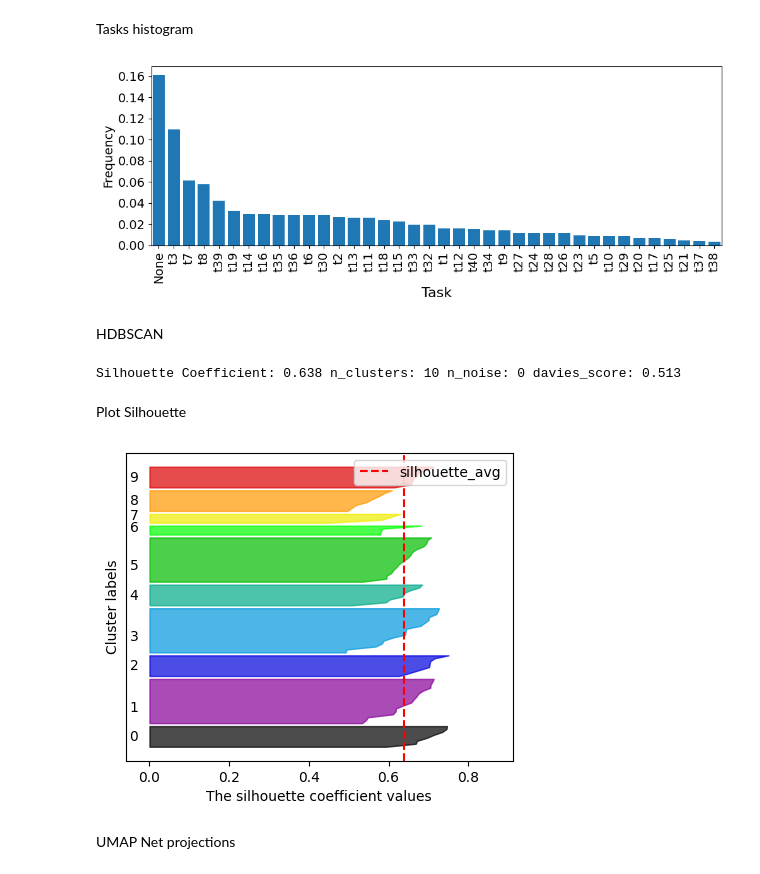
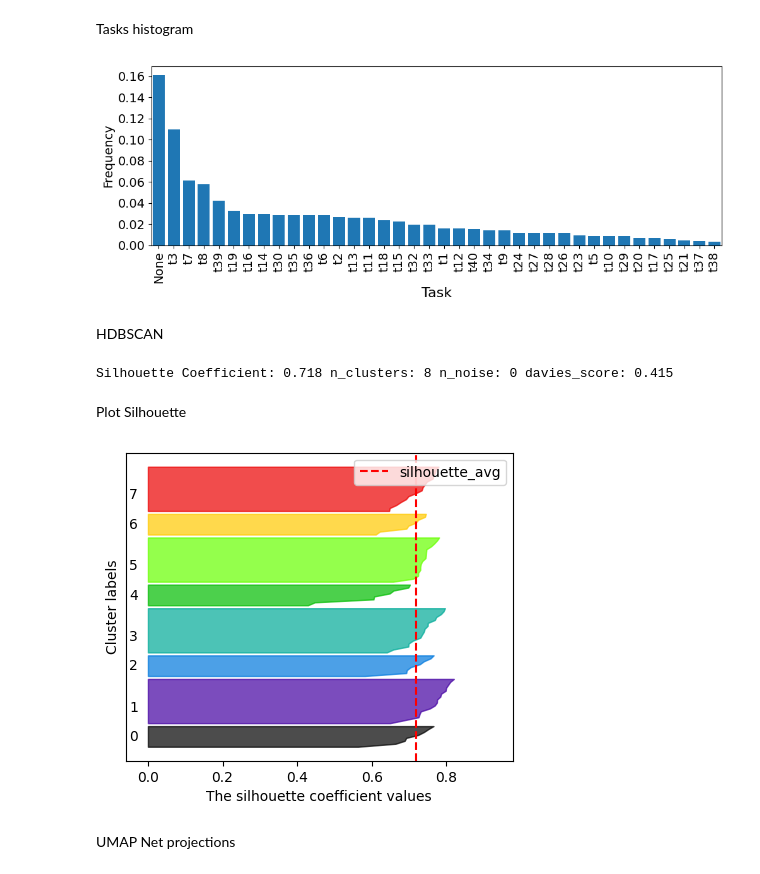
Before and after one commit to juancolonna/PetriNet2Vec, a Jupyter notebook: GT_embeddings_clusters.ipynb, the cells around one changed output. Cells and saved outputs as stored; diff of their text form; code cells hidden in the pictures.

```diff
--- a/GT_embeddings_clusters.ipynb
+++ b/GT_embeddings_clusters.ipynb
@@ -45,7 +47,26 @@ def reverse_dict(original_dict):
         reversed_dict[value] = key
     return reversed_dict
 
-def plot_shilhouette(embeddings_vectors, labels):
+def build_tree_rules(models, labels, n_clusters):
+    X = np.zeros((len(models),6))
+    y = np.zeros((len(models)))
+
+    k = 0
+    for cluster in range(n_clusters):
+        for i in np.where(labels==cluster)[0]:
+            # converting names files to features and clusters to labels
+            input_string = models[i].split('.')[0].split('_')[1]
+            for j, char in enumerate(input_string):
+                X[k, j] = char
+            y[k] = cluster
+            k += 1
+
+    clf = tree.DecisionTreeClassifier(random_state=0)
+    clf = clf.fit(X, y)
+    text_representation = tree.export_text(clf)
+    print(text_representation)
+
+def plot_shilhouette(embeddings_vectors, labels, file_name):
 
     # Compute the silhouette scores for each sample
     sample_silhouette_values = metrics.silhouette_samples(embeddings_vectors, labels)
@@ -85,6 +106,7 @@ def plot_shilhouette(embeddings_vectors, labels):
     ax1.axvline(x=silhouette_avg, color="red", linestyle="--", label='silhouette_avg')
     ax1.set_yticks([])  # Clear the yaxis labels / ticks
     plt.legend(loc='upper right')
+    plt.savefig('/home/juan/Research/Artigos escritos/Embedding Process Mining Models/figures/'+file_name+'.png')
     plt.show()
 
     return colors
@@ -111,7 +133,7 @@ model = PetriNet2Vec(embedding_dim=8, # '8' minimum acceptable number of embeddi
 
 # Optional line: Uncomment to initialize weights from a checkpoint, ensuring consistent results across multiple script executions.
 model.load_model_from("initial_model_weights")
-model.fit(petriNets, epochs=100)
+model.fit(petriNets, epochs=1000)
 model.save_model("trained_model")
 # %% [markdown]
 Tasks histogram
@@ -137,14 +159,15 @@ plt.tight_layout()
 plt.xlim([-0.5,37.5])
 plt.xticks()
 plt.yticks(fontsize=14)
+plt.savefig('/home/juan/Research/Artigos escritos/Embedding Process Mining Models/figures/histogram_methodology_1.png')
 plt.show()
 # %% [output]
-[figure, old version]
+[figure, new version]
 # %% [markdown]
 HDBSCAN
 # %%
 embeddings_vectors = normalize(model.get_net_embeddings().copy())
-cluster = hdbscan.HDBSCAN(min_cluster_size=2) # Hierarchical DBSCAN with cosine similarity
+cluster = hdbscan.HDBSCAN(min_cluster_size=4) # Hierarchical DBSCAN with cosine similarity
 labels = cluster.fit_predict(embeddings_vectors)
 n_clusters = len(set(labels)) - (1 if -1 in labels else 0) # Number of clusters in labels, ignoring noise if present.
 n_noise = list(labels).count(-1)
@@ -156,13 +179,13 @@ print(f"Silhouette Coefficient: {Silhouette:.3f}",
         'n_noise:', n_noise,
         f"davies_score: {davies_score:.3f}")
 # %% [output]
-Silhouette Coefficient: 0.638 n_clusters: 10 n_noise: 0 davies_score: 0.513
+Silhouette Coefficient: 0.718 n_clusters: 8 n_noise: 0 davies_score: 0.415
 # %% [markdown]
 Plot Silhouette
 # %%
-colors = plot_shilhouette(embeddings_vectors, labels)
+colors = plot_shilhouette(embeddings_vectors, labels, file_name = 'silhouette_models')
 # %% [output]
-[figure, old version]
+[figure, new version]
 # %% [markdown]
 UMAP Net projections
 # %%
```
Also changed, not shown: parts of 18 cells of this notebook.
